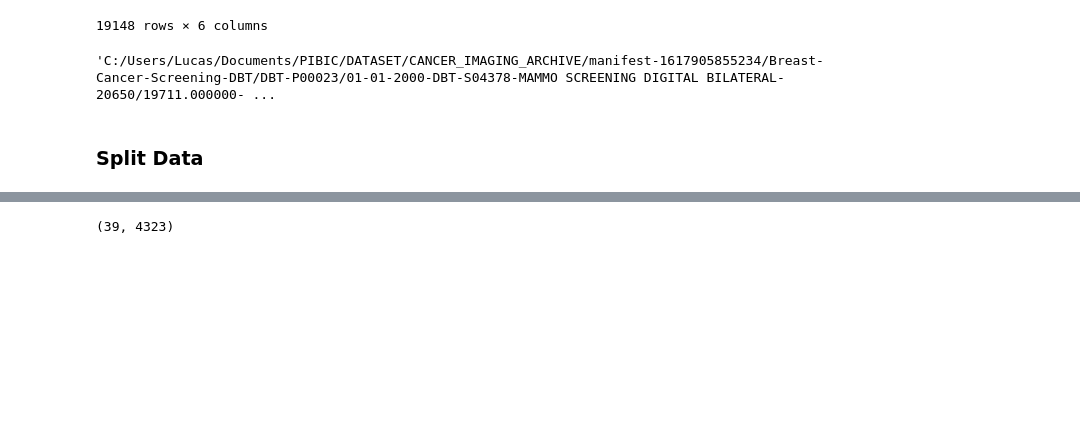
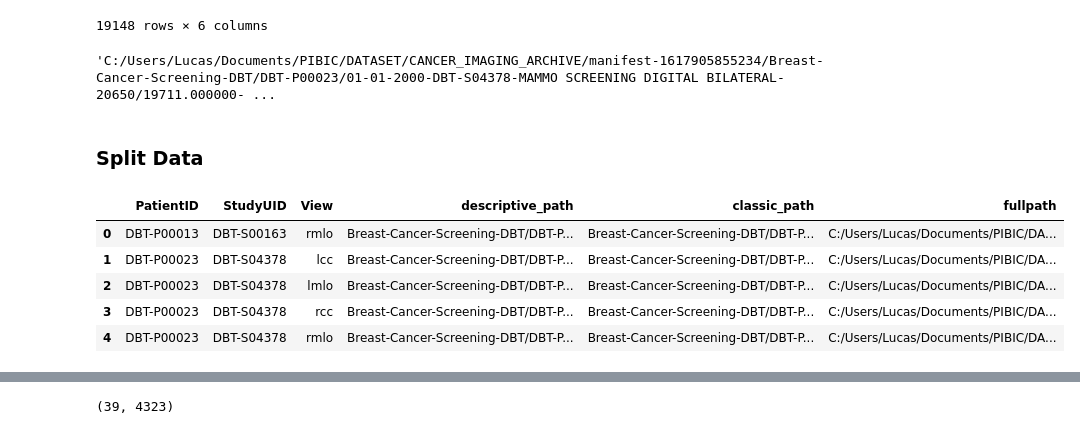
Before and after one commit to LucasLessa1/PIBIC, a Jupyter notebook: CIA_processing.ipynb, the cells around one changed output, grey strips where cells are left out. Drawn from its saved outputs; the diff is of its cells as text; code cells hidden in the pictures; blank space fills up the shorter version.

```diff
--- a/CIA_processing.ipynb
+++ b/CIA_processing.ipynb
@@ -129,3 +129,12 @@ file_path_train["fullpath"][1]
 'C:/Users/Lucas/Documents/PIBIC/DATASET/CANCER_IMAGING_ARCHIVE/manifest-1617905855234/Breast-Cancer-Screening-DBT/DBT-P00023/01-01-2000-DBT-S04378-MAMMO SCREENING DIGITAL BILATERAL-20650/19711.000000- ...
 # %% [markdown]
 ### Split Data
+# %%
+file_path_train.head()
+# %% [output]
+|  | PatientID | StudyUID | View | descriptive_path | classic_path | fullpath |
+| 0 | DBT-P00013 | DBT-S00163 | rmlo | Breast-Cancer-Screening-DBT/DBT-P... | Breast-Cancer-Screening-DBT/DBT-P... | C:/Users/Lucas/Documents/PIBIC/DA... |
+| 1 | DBT-P00023 | DBT-S04378 | lcc | Breast-Cancer-Screening-DBT/DBT-P... | Breast-Cancer-Screening-DBT/DBT-P... | C:/Users/Lucas/Documents/PIBIC/DA... |
+| 2 | DBT-P00023 | DBT-S04378 | lmlo | Breast-Cancer-Screening-DBT/DBT-P... | Breast-Cancer-Screening-DBT/DBT-P... | C:/Users/Lucas/Documents/PIBIC/DA... |
+| 3 | DBT-P00023 | DBT-S04378 | rcc | Breast-Cancer-Screening-DBT/DBT-P... | Breast-Cancer-Screening-DBT/DBT-P... | C:/Users/Lucas/Documents/PIBIC/DA... |
+| 4 | DBT-P00023 | DBT-S04378 | rmlo | Breast-Cancer-Screening-DBT/DBT-P... | Breast-Cancer-Screening-DBT/DBT-P... | C:/Users/Lucas/Documents/PIBIC/DA... |
```
Also changed, not shown: parts of 7 cells of this notebook.
